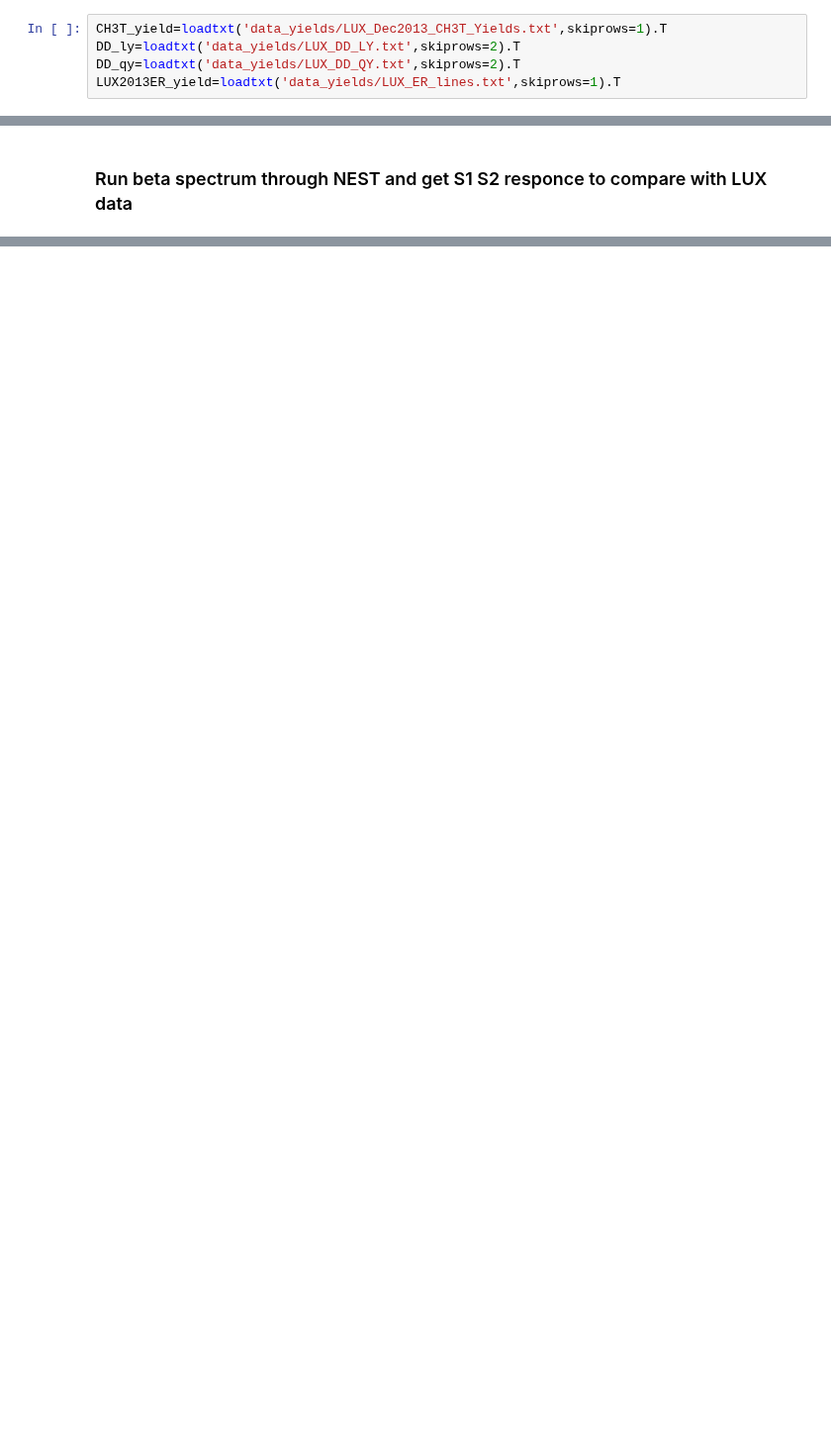
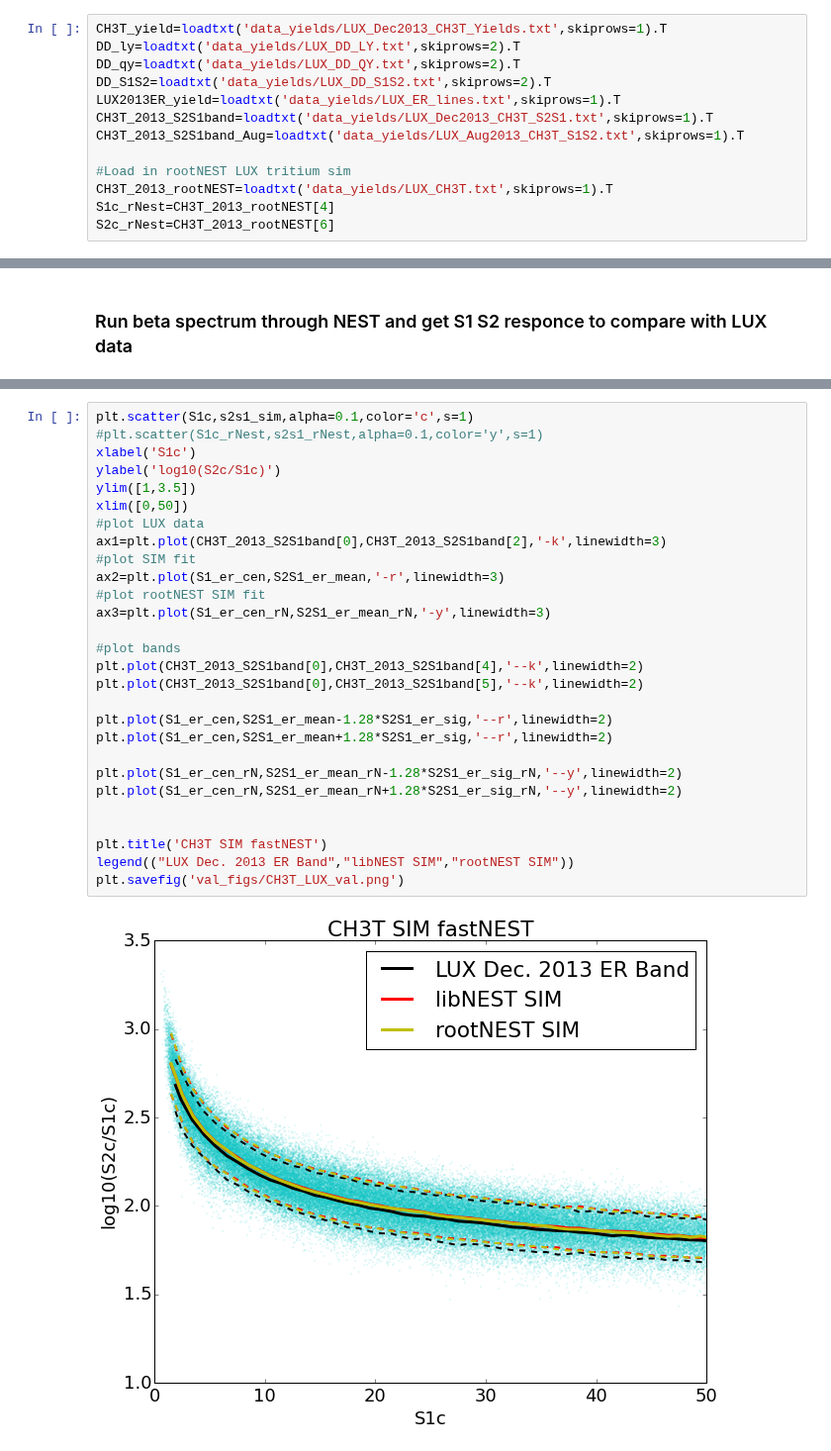
Before and after one commit to attdobi/iPyNb, a Jupyter notebook: PyNEST/libNEST_Validation/libNEST-Validation-LUXdata-S1S2.ipynb, the cells around one changed output, grey strips where cells are left out. Shown at 99% size. Cells and saved outputs as stored; diff of their text form; blank space fills up the shorter version.

Commit message:
LZ and LUX validation for libNEST

```diff
--- a/PyNEST/libNEST_Validation/libNEST-Validation-LUXdata-S1S2.ipynb
+++ b/PyNEST/libNEST_Validation/libNEST-Validation-LUXdata-S1S2.ipynb
@@ -19,7 +19,15 @@ Populating the interactive namespace from numpy and matplotlib
 CH3T_yield=loadtxt('data_yields/LUX_Dec2013_CH3T_Yields.txt',skiprows=1).T
 DD_ly=loadtxt('data_yields/LUX_DD_LY.txt',skiprows=2).T
 DD_qy=loadtxt('data_yields/LUX_DD_QY.txt',skiprows=2).T
+DD_S1S2=loadtxt('data_yields/LUX_DD_S1S2.txt',skiprows=2).T
 LUX2013ER_yield=loadtxt('data_yields/LUX_ER_lines.txt',skiprows=1).T
+CH3T_2013_S2S1band=loadtxt('data_yields/LUX_Dec2013_CH3T_S2S1.txt',skiprows=1).T
+CH3T_2013_S2S1band_Aug=loadtxt('data_yields/LUX_Aug2013_CH3T_S1S2.txt',skiprows=1).T
+
+#Load in rootNEST LUX tritium sim
+CH3T_2013_rootNEST=loadtxt('data_yields/LUX_CH3T.txt',skiprows=1).T
+S1c_rNest=CH3T_2013_rootNEST[4]
+S2c_rNest=CH3T_2013_rootNEST[6]
 # %% [markdown]
 <h1> Load in results from rootNEST.cc (latest LZ-git version)</h1>
 # %%
@@ -80,0 +158,30 @@ plt.ylabel('Count/keV/day/1e6 atoms',fontsize=18)
+# %%
+plt.scatter(S1c,s2s1_sim,alpha=0.1,color='c',s=1)
+#plt.scatter(S1c_rNest,s2s1_rNest,alpha=0.1,color='y',s=1)
+xlabel('S1c')
+ylabel('log10(S2c/S1c)')
+ylim([1,3.5])
+xlim([0,50])
+#plot LUX data
+ax1=plt.plot(CH3T_2013_S2S1band[0],CH3T_2013_S2S1band[2],'-k',linewidth=3)
+#plot SIM fit
+ax2=plt.plot(S1_er_cen,S2S1_er_mean,'-r',linewidth=3)
+#plot rootNEST SIM fit
+ax3=plt.plot(S1_er_cen_rN,S2S1_er_mean_rN,'-y',linewidth=3)
+
+#plot bands
+plt.plot(CH3T_2013_S2S1band[0],CH3T_2013_S2S1band[4],'--k',linewidth=2)
+plt.plot(CH3T_2013_S2S1band[0],CH3T_2013_S2S1band[5],'--k',linewidth=2)
+
+plt.plot(S1_er_cen,S2S1_er_mean-1.28*S2S1_er_sig,'--r',linewidth=2)
+plt.plot(S1_er_cen,S2S1_er_mean+1.28*S2S1_er_sig,'--r',linewidth=2)
+
+plt.plot(S1_er_cen_rN,S2S1_er_mean_rN-1.28*S2S1_er_sig_rN,'--y',linewidth=2)
+plt.plot(S1_er_cen_rN,S2S1_er_mean_rN+1.28*S2S1_er_sig_rN,'--y',linewidth=2)
+
+
+plt.title('CH3T SIM fastNEST')
+legend(("LUX Dec. 2013 ER Band","libNEST SIM","rootNEST SIM"))
+plt.savefig('val_figs/CH3T_LUX_val.png')
+# %% [output]
+[figure, added]
```
Also changed, not shown: parts of 12 cells of this notebook, 12 other files.
